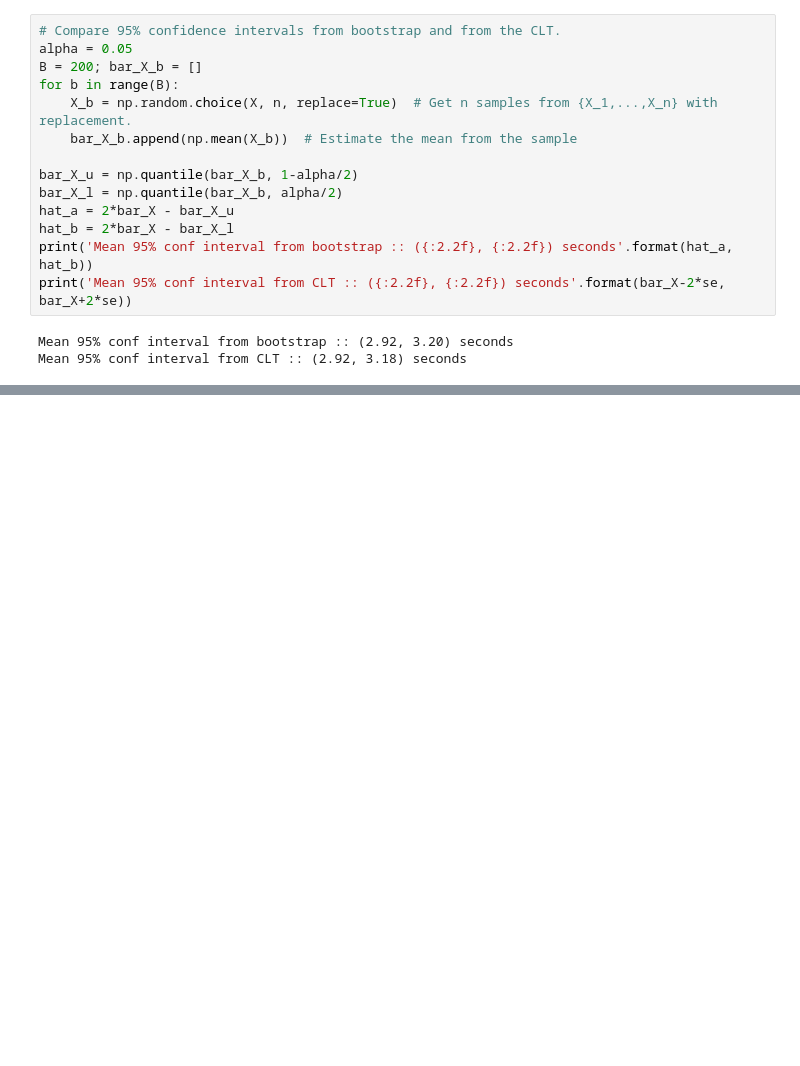
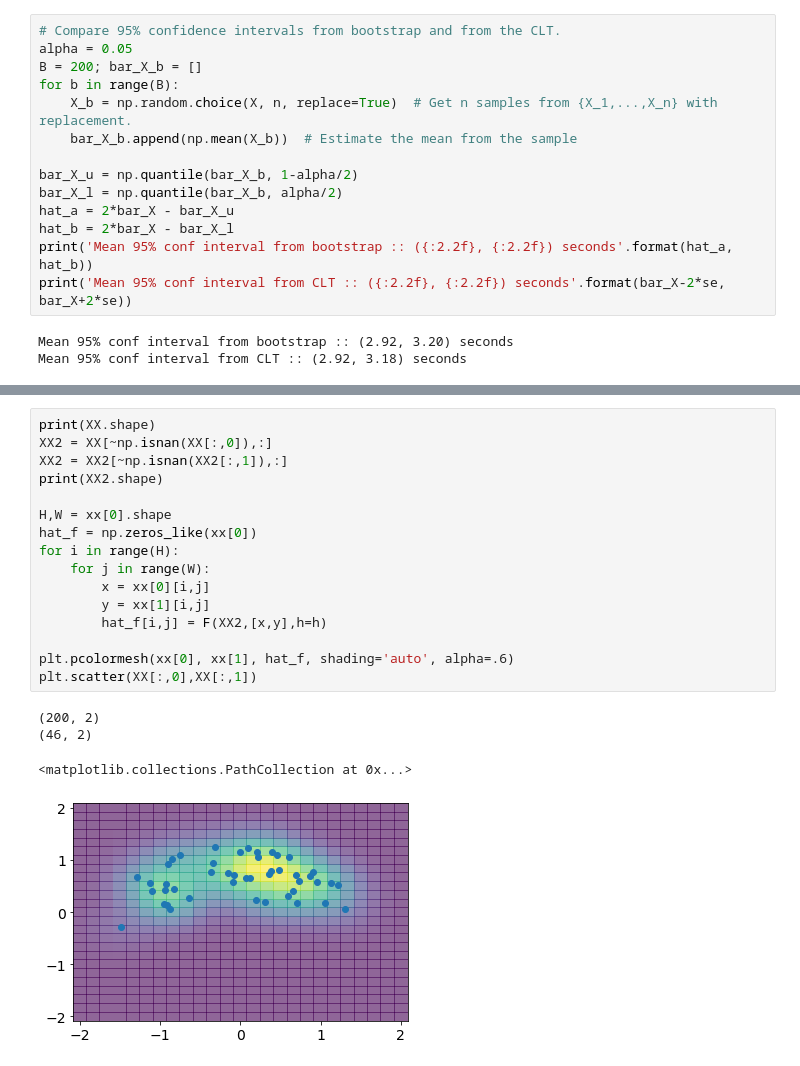
Before and after one commit to matiasdm/notes_on_stats, a Jupyter notebook: doc/_build/html/_sources/sections/pdfestimation.ipynb, the cells around one changed output, grey strips where cells are left out. Cells and saved outputs as stored; diff of their text form; blank space fills up the shorter version.

```diff
--- a/doc/_build/html/_sources/sections/pdfestimation.ipynb
+++ b/doc/_build/html/_sources/sections/pdfestimation.ipynb
@@ -1072,0 +1143,21 @@ nan
+# %%
+print(XX.shape)
+XX2 = XX[~np.isnan(XX[:,0]),:]
+XX2 = XX2[~np.isnan(XX2[:,1]),:]
+print(XX2.shape)
+
+H,W = xx[0].shape
+hat_f = np.zeros_like(xx[0])
+for i in range(H):
+    for j in range(W):
+        x = xx[0][i,j]
+        y = xx[1][i,j]
+        hat_f[i,j] = F(XX2,[x,y],h=h)
+
+plt.pcolormesh(xx[0], xx[1], hat_f, shading='auto', alpha=.6)
+plt.scatter(XX[:,0],XX[:,1])
+# %% [output]
+(200, 2)
+(46, 2)
+<matplotlib.collections.PathCollection at 0x...>
+[figure, added]
```
Also changed, not shown: parts of 16 cells of this notebook, 12 other files.
